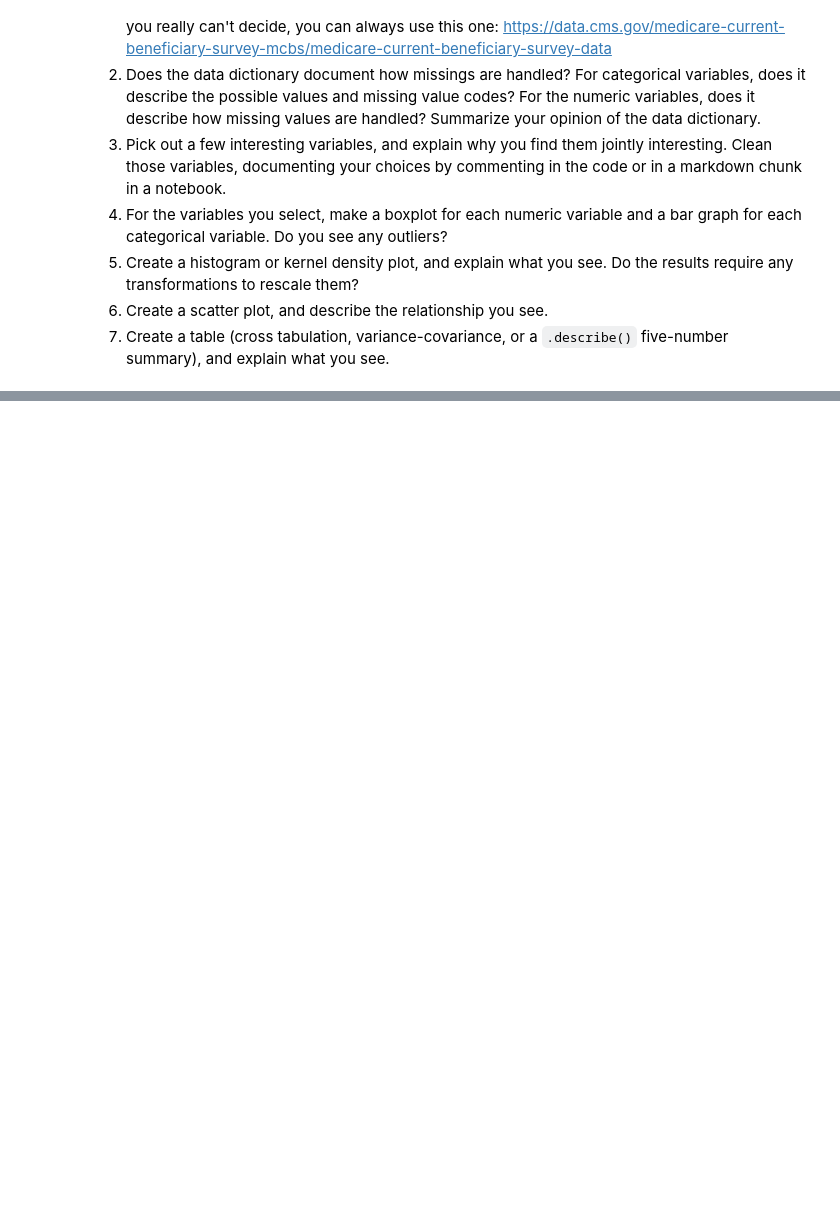
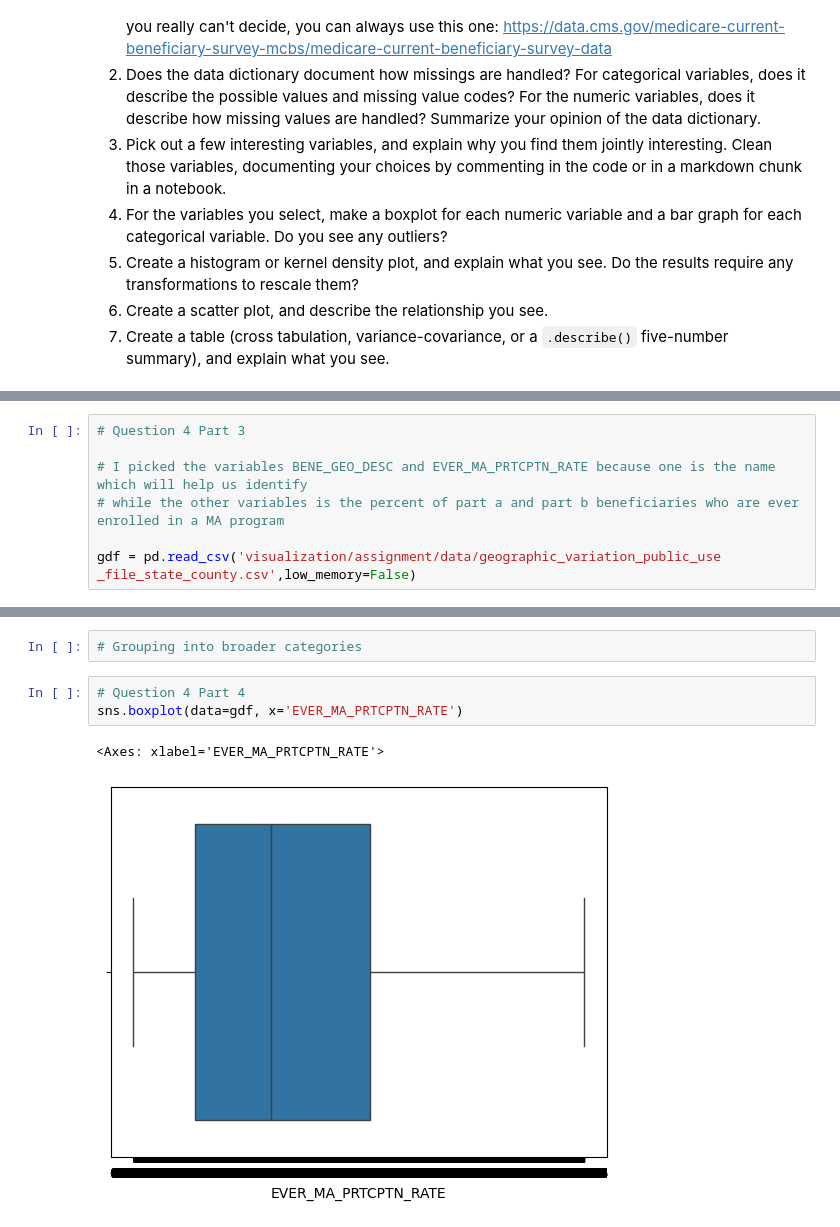
Before and after one commit to gdbwoo/visualization, a Jupyter notebook: assignment/assignment.ipynb, the cells around one changed output, grey strips where cells are left out. Cells and saved outputs as stored; diff of their text form; blank space fills up the shorter version.

```diff
--- a/assignment/assignment.ipynb
+++ b/assignment/assignment.ipynb
@@ -263,0 +266,7 @@ Part 1:
+# %%
+# Question 4 Part 3
+
+# I picked the variables BENE_GEO_DESC and EVER_MA_PRTCPTN_RATE because one is the name which will help us identify
+# while the other variables is the percent of part a and part b beneficiaries who are ever enrolled in a MA program
+
+gdf = pd.read_csv('visualization/assignment/data/geographic_variation_public_use _file_state_county.csv',low_memory=False)
@@ -263,0 +326,8 @@ Part 1:
+# %%
+# Grouping into broader categories
+# %%
+# Question 4 Part 4
+sns.boxplot(data=gdf, x='EVER_MA_PRTCPTN_RATE')
+# %% [output]
+<Axes: xlabel='EVER_MA_PRTCPTN_RATE'>
+[figure, added]
```
Also changed, not shown: parts of 9 cells of this notebook.
